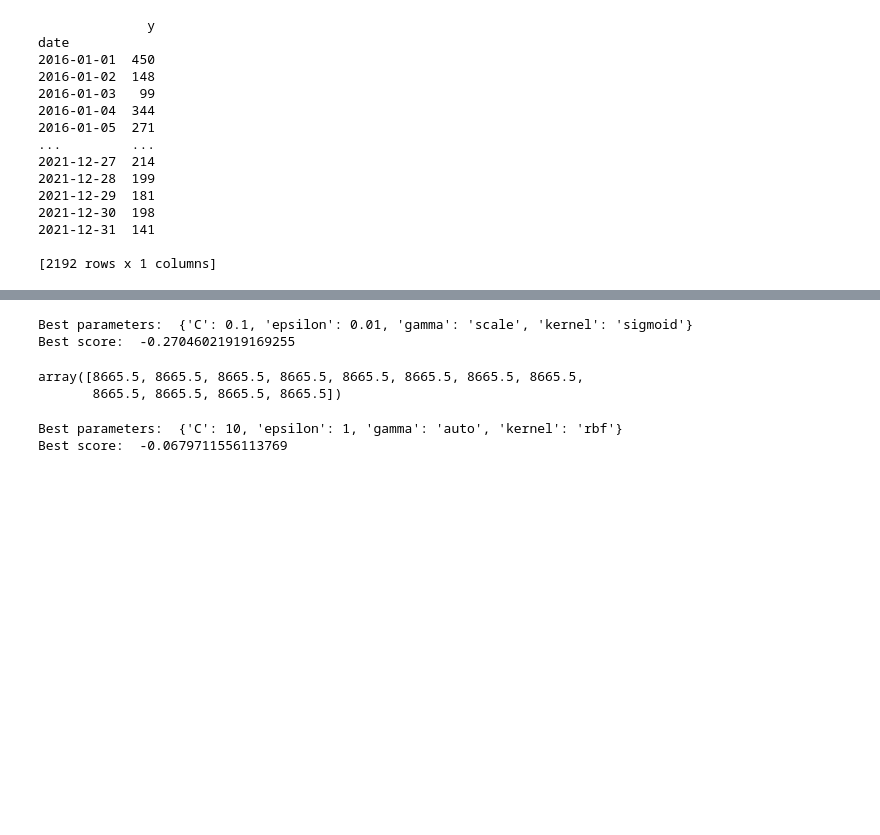
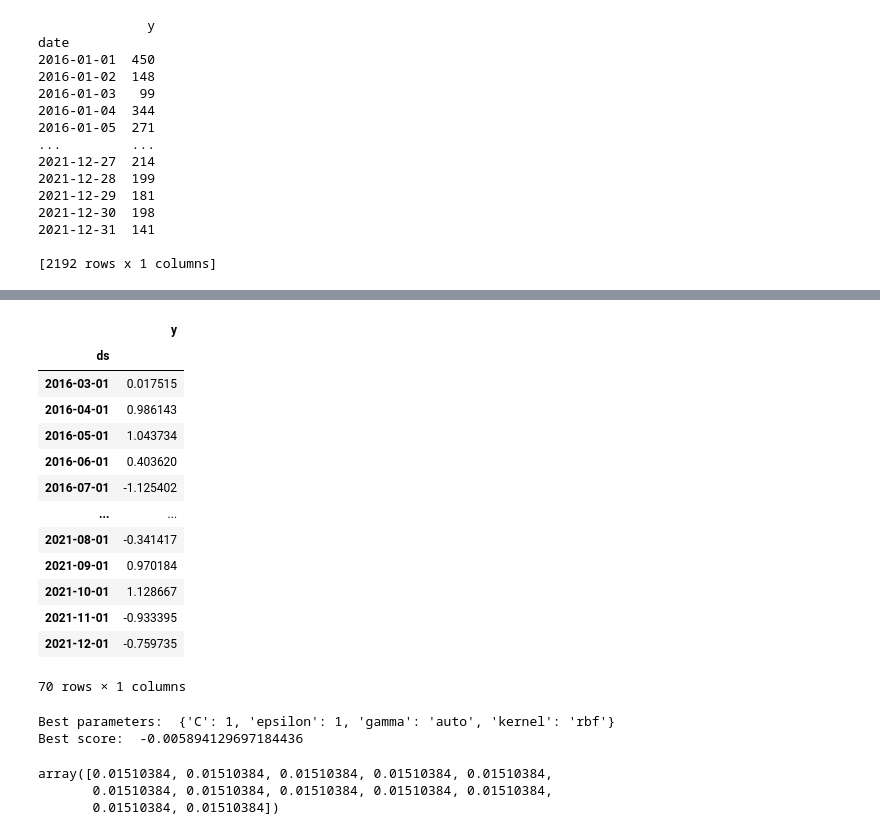
Before and after one commit to Katarina5/time-series-predictions, a Jupyter notebook: accidents.ipynb, the cells around one changed output, grey strips where cells are left out. Cells and saved outputs as stored; diff of their text form; code cells hidden in the pictures; blank space fills up the shorter version.

```diff
--- a/accidents.ipynb
+++ b/accidents.ipynb
@@ -292,5 +415,37 @@ date
+# %%
+# scaling the data for SVR
+window_size = 3
+
+# Compute rolling mean and standard deviation
+rolling_mean = monthly_count_train['y'].rolling(window=window_size).mean()
+rolling_std = monthly_count_train['y'].rolling(window=window_size).std()
+
+# Apply scaling transformation to each time step
+scaled_data = (monthly_count_train['y'] - rolling_mean) / rolling_std
+
+scaled_data
+
+monthly_count_train['y'] = scaled_data
+# %%
+monthly_count_train = monthly_count_train.iloc[2:]
+monthly_count_train
+# %% [output]
+|  | y |
+| ds |  |
+| 2016-03-01 | 0.017515 |
+| 2016-04-01 | 0.986143 |
+| 2016-05-01 | 1.043734 |
+| 2016-06-01 | 0.403620 |
+| 2016-07-01 | -1.125402 |
+| ... | ... |
+| 2021-08-01 | -0.341417 |
+| 2021-09-01 | 0.970184 |
+| 2021-10-01 | 1.128667 |
+| 2021-11-01 | -0.933395 |
+| 2021-12-01 | -0.759735 |
+70 rows × 1 columns
 # %%
-#SVR - monthly
+#find optimal hyperparameters susing grid search for scaled data
 param_grid = {
     'kernel': ['rbf', 'sigmoid'],
     'C': [0.1, 1, 10],
@@ -308,36 +463,17 @@ grid_search.fit(monthly_count_train.index.values.reshape(-1, 1), monthly_count_t
 print("Best parameters: ", grid_search.best_params_)
 print("Best score: ", grid_search.best_score_)
 # %% [output]
-Best parameters:  {'C': 0.1, 'epsilon': 0.01, 'gamma': 'scale', 'kernel': 'sigmoid'}
-Best score:  -0.27046021919169255
+Best parameters:  {'C': 1, 'epsilon': 1, 'gamma': 'auto', 'kernel': 'rbf'}
+Best score:  -0.005894129697184436
 # %%
-model = SVR(kernel='sigmoid',gamma='scale', C=0.1, epsilon=0.01)
+# SVR - monhtly with scaled data
+model = SVR(kernel='rbf',gamma='auto', C=1, epsilon=1)
 model.fit(monthly_count_train.index.values.reshape(-1, 1), monthly_count_train['y'].values)
 
 y_pred = model.predict(monthly_count_test.index.values.reshape(-1, 1))
 
 y_pred
 # %% [output]
-array([8665.5, 8665.5, 8665.5, 8665.5, 8665.5, 8665.5, 8665.5, 8665.5,
-       8665.5, 8665.5, 8665.5, 8665.5])
+array([0.01510384, 0.01510384, 0.01510384, 0.01510384, 0.01510384,
+       0.01510384, 0.01510384, 0.01510384, 0.01510384, 0.01510384,
+       0.01510384, 0.01510384])
-# %%
-#SVR - daily
-param_grid = {
-    'kernel': ['rbf', 'sigmoid'],
-    'C': [0.1, 1, 10],
-    'epsilon': [0.01, 0.1, 1],
-    'gamma': ['scale', 'auto', 0.1, 1]
-}
-
-cv = TimeSeriesSplit(n_splits=5)
-
-svr = SVR()
-
-grid_search = GridSearchCV(svr, param_grid, cv=cv)
-grid_search.fit(daily_count_train.index.values.reshape(-1, 1), daily_count_train['y'].values)
-
-print("Best parameters: ", grid_search.best_params_)
-print("Best score: ", grid_search.best_score_)
-# %% [output]
-Best parameters:  {'C': 10, 'epsilon': 1, 'gamma': 'auto', 'kernel': 'rbf'}
-Best score:  -0.0679711556113769
```
Also changed, not shown: parts of 22 cells of this notebook.
